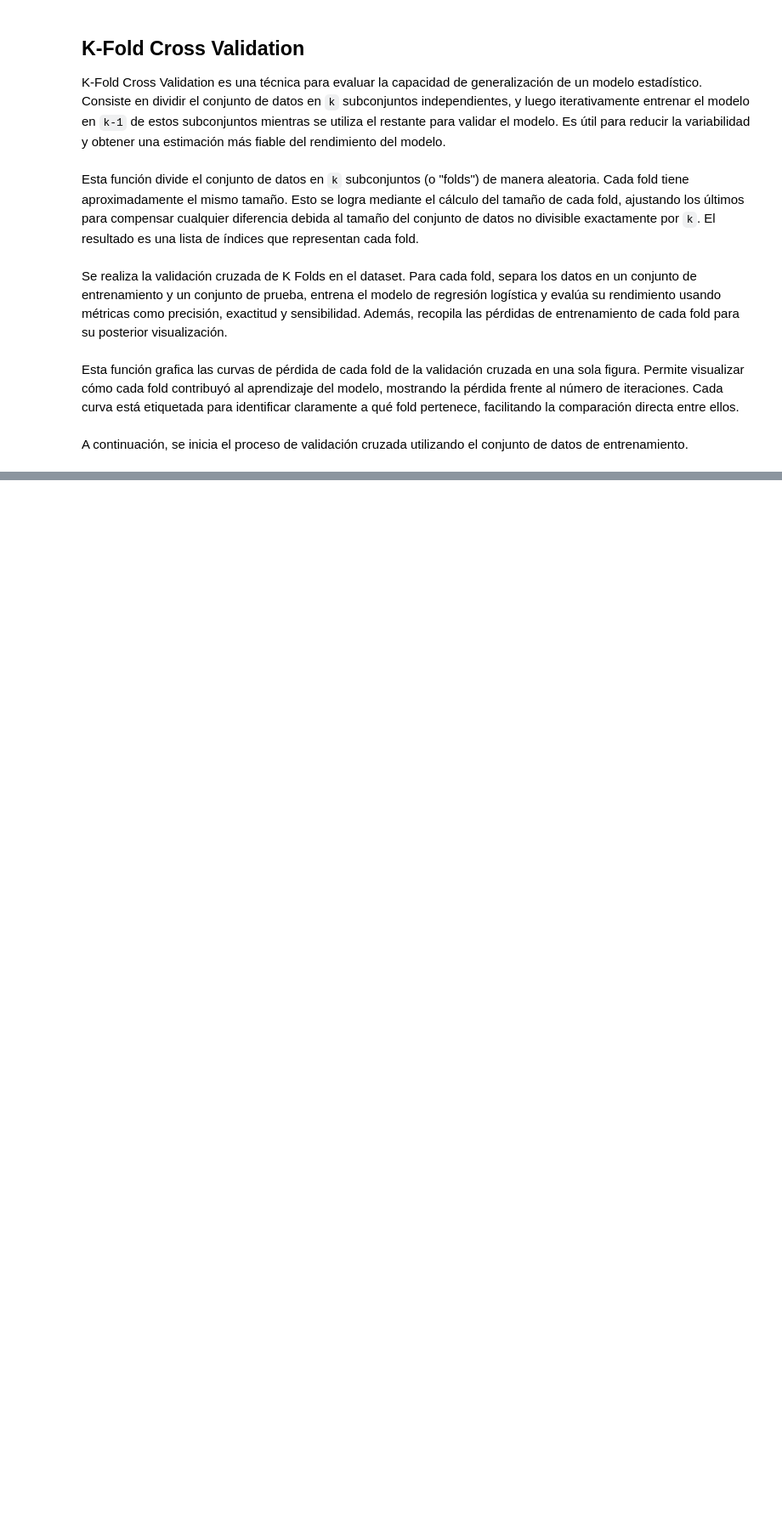
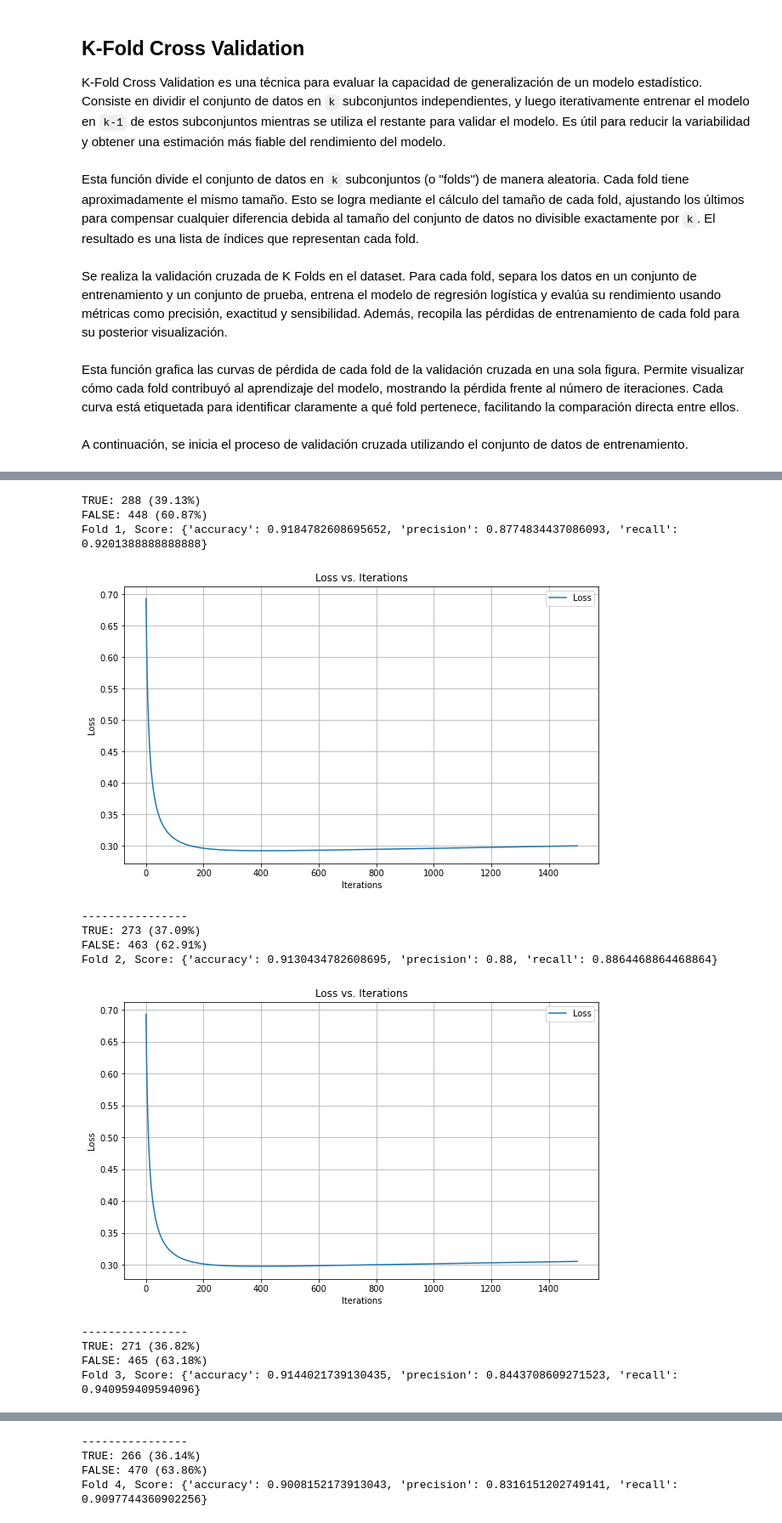
Before and after one commit to natalia-romero/deep_learning, a Jupyter notebook: tarea_1/tarea_1.ipynb, the cells around one changed output, grey strips where cells are left out. Shown: that part at 85% size. Cells and saved outputs as stored; diff of their text form; code cells hidden in the pictures; blank space fills up the shorter version.

```diff
--- a/tarea_1/tarea_1.ipynb
+++ b/tarea_1/tarea_1.ipynb
@@ -358,0 +419,16 @@ Fold 5, Score: {'accuracy': 0.9035326086956522, 'precision': 0.8356164383561644,
+# %%
+cross_validation(X_train_pca,y_train)
+# %% [output]
+TRUE: 288 (39.13%)
+FALSE: 448 (60.87%)
+Fold 1, Score: {'accuracy': 0.9184782608695652, 'precision': 0.8774834437086093, 'recall': 0.9201388888888888}
+[figure, added]
+----------------
+TRUE: 273 (37.09%)
+FALSE: 463 (62.91%)
+Fold 2, Score: {'accuracy': 0.9130434782608695, 'precision': 0.88, 'recall': 0.8864468864468864}
+[figure, added]
+----------------
+TRUE: 271 (36.82%)
+FALSE: 465 (63.18%)
+Fold 3, Score: {'accuracy': 0.9144021739130435, 'precision': 0.8443708609271523, 'recall': 0.940959409594096}
@@ -358,0 +436,4 @@ Fold 5, Score: {'accuracy': 0.9035326086956522, 'precision': 0.8356164383561644,
+----------------
+TRUE: 266 (36.14%)
+FALSE: 470 (63.86%)
+Fold 4, Score: {'accuracy': 0.9008152173913043, 'precision': 0.8316151202749141, 'recall': 0.9097744360902256}
```
Also changed, not shown: parts of 16 cells of this notebook.
